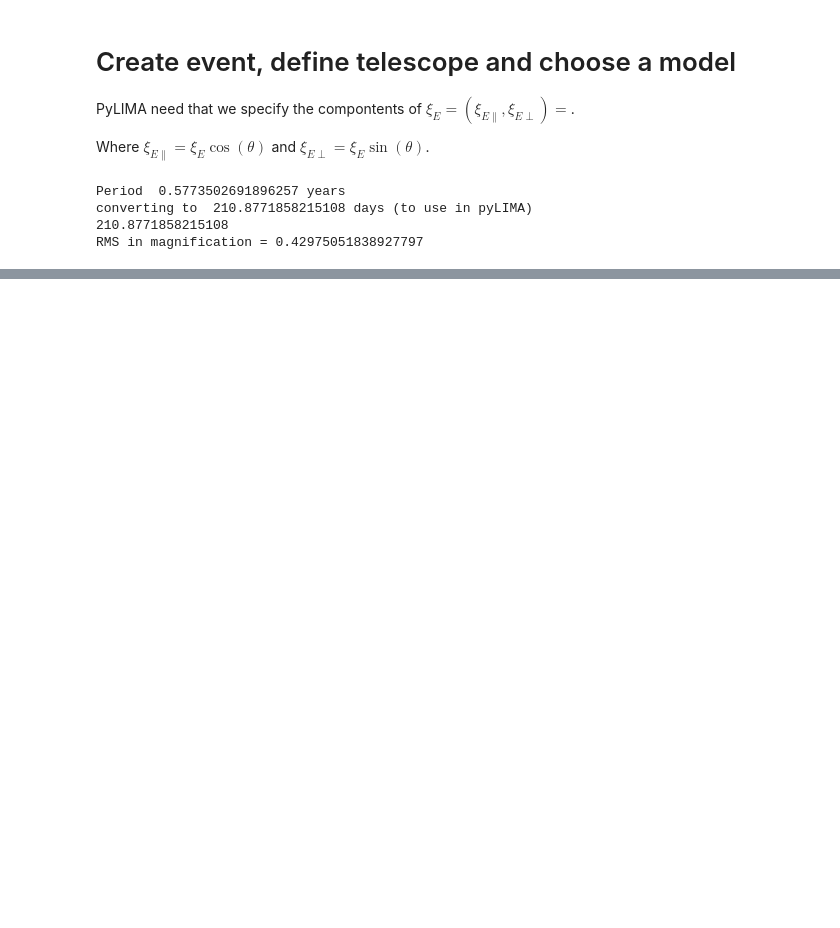
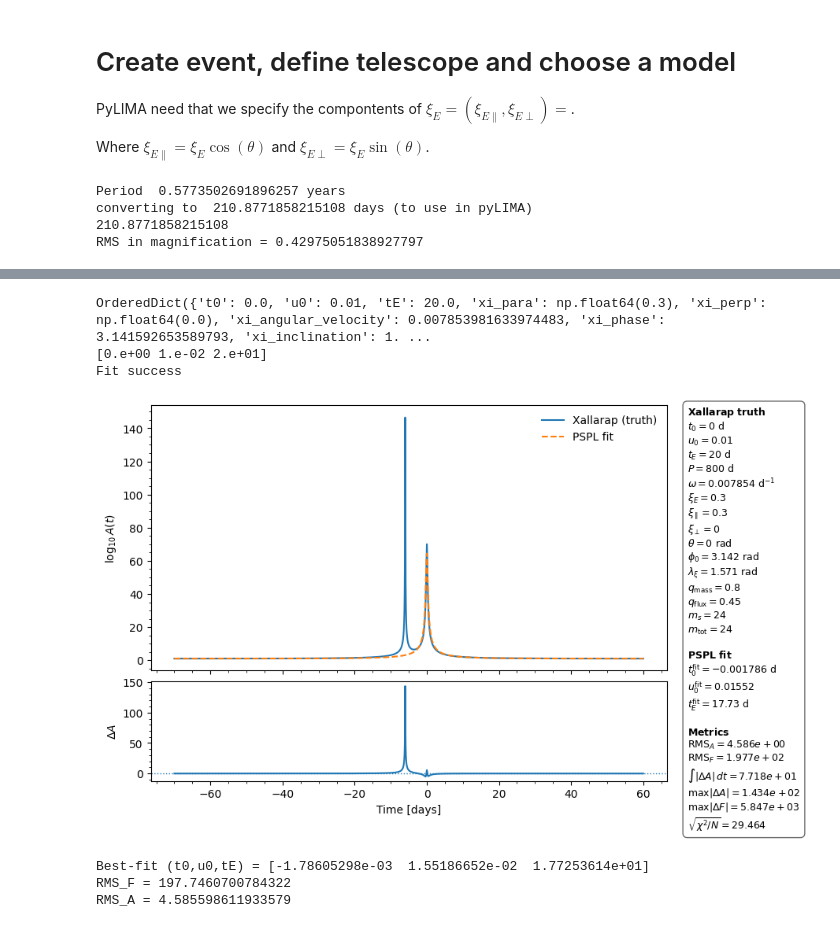
Before and after one commit to anibal-art/binary_source, a Jupyter notebook: binary_source/degeneracy_fit_v2.ipynb, the cells around one changed output, grey strips where cells are left out. Cells and saved outputs as stored; diff of their text form; code cells hidden in the pictures; blank space fills up the shorter version.

```diff
--- a/binary_source/degeneracy_fit_v2.ipynb
+++ b/binary_source/degeneracy_fit_v2.ipynb
@@ -808,0 +840,80 @@ RMS_A = 0.006975612246144463
+# %%
+
+%matplotlib inline
+
+plt.close("all")
+out = single_period_fit_and_plot(
+    P_days=800,
+    t0_true=0.0, u0_true=0.01, tE_true=20.0,
+    xiE=0.3,
+    theta=0, phi0=np.pi,
+    lambda_xi=0.5*np.pi,
+    q_mass=0.8, qflux=0.45,
+    ms=24,
+    mtotal=24,
+    override_xiE=None,
+    window_k=5.0,
+    out_prefix="singleP_210d",
+)
+
+model_xal = out["model_xal"]
+pyLIMA_parameters=out["pyLIMA_parameters"]
+source1_trajectory_x, source1_trajectory_y,source2_trajectory_x, source2_trajectory_y, dseparation, dalpha = model_xal.sources_trajectory(model_xal.event.telescopes[0],
+                             pyLIMA_parameters, data_type="photometry")
+
+%matplotlib inline
+plt.close("all")
+telescope = model_xal.event.telescopes[0]
+plt.plot(telescope.lightcurve["time"],model_xal.event.telescopes[0].lightcurve["flux"])
+plt.show()
+%matplotlib widget
+plt.close("all")
+plt.figure(figsize=(8,8))
+plt.plot(np.cos(np.linspace(0,2*np.pi,200)),np.sin(np.linspace(0,2*np.pi,200)),color="k",linestyle="--")
+
+colors=["red","blue"]
+for i,trajectory in enumerate([[source1_trajectory_x, source1_trajectory_y],
+                         [source2_trajectory_x, source2_trajectory_y] ]):
+    # print(trajectory,i)
+    color = colors[i]
+    trajectory_x,trajectory_y=trajectory
+    plt.plot(trajectory_x,trajectory_y,color=color)
+
+    if trajectory_x is not None:
+        for ind in [-2, -1, 0, 1, 2]:
+            try:
+                index = np.argmin(
+                    np.abs(telescope.lightcurve['time'].value -
+                           (pyLIMA_parameters['t0'] + ind * pyLIMA_parameters['tE'])))
+                sign = np.sign(trajectory_x[index + 1] - trajectory_x[index])
+                derivative = (trajectory_y[index - 1] - trajectory_y[index + 1]) / (
+                        trajectory_x[index - 1] - trajectory_x[index + 1])
+
+                plt.annotate('',
+                                     xy=(trajectory_x[index], trajectory_y[index]),
+                                     xytext=(trajectory_x[index] - (
+                                             trajectory_x[index + 1] -
+                                             trajectory_x[index]) * 0.001,
+                                             trajectory_y[index] - (
+                                                     trajectory_x[index + 1] -
+                                                     trajectory_x[
+                                                         index]) * 0.001 *
+                                             derivative),
+                                     arrowprops=dict(arrowstyle="->",
+                                                     mutation_scale=35,
+                                                     color=color))
+            except IndexError:
+                pass
+
+plt.axvline(0)
+plt.ylim(-3,3)
+plt.xlim(-3,3)
+plt.show()
+# %% [output]
+OrderedDict({'t0': 0.0, 'u0': 0.01, 'tE': 20.0, 'xi_para': np.float64(0.3), 'xi_perp': np.float64(0.0), 'xi_angular_velocity': 0.007853981633974483, 'xi_phase': 3.141592653589793, 'xi_inclination': 1. ...
+[0.e+00 1.e-02 2.e+01]
+Fit success
+[figure, added]
+Best-fit (t0,u0,tE) = [-1.78605298e-03  1.55186652e-02  1.77253614e+01]
+RMS_F = 197.7460700784322
+RMS_A = 4.585598611933579
```
Also changed, not shown: parts of 9 cells of this notebook, 7 other files.
